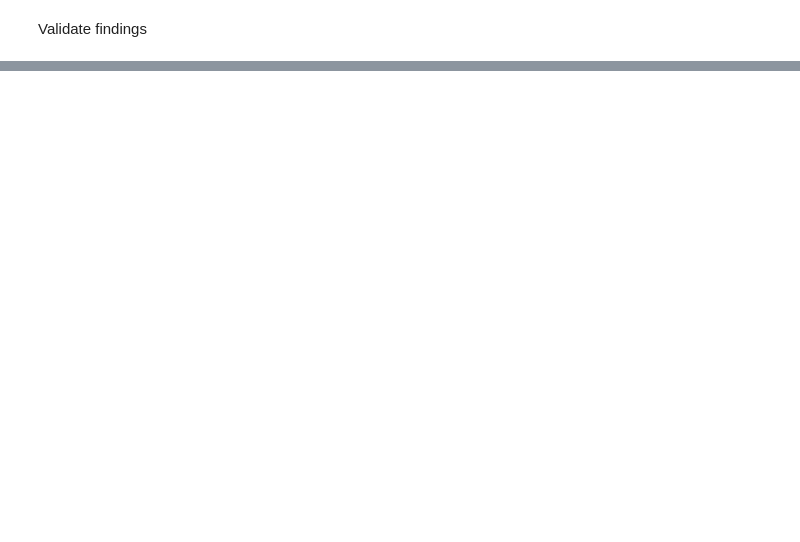
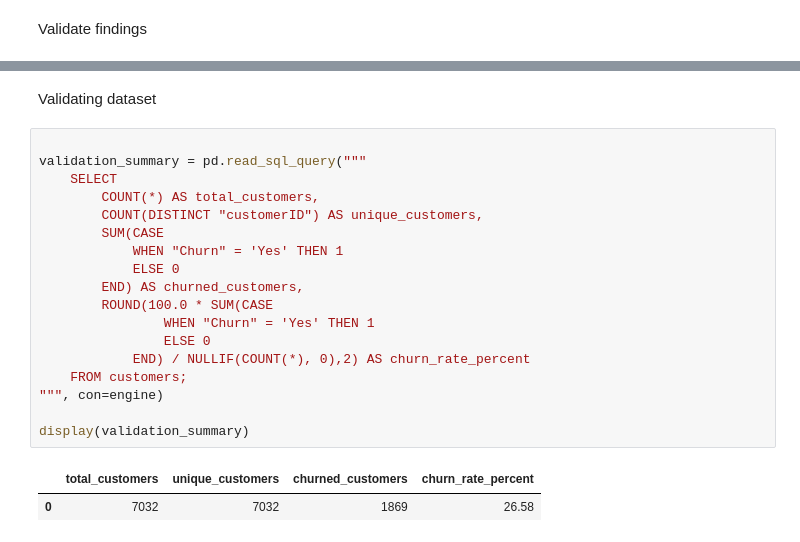
Before and after one commit to omaej78-star/Data-A, a Jupyter notebook: Churn_analysis.ipynb, the cells around one changed output, grey strips where cells are left out. Saved outputs shown, nothing was run; the diff lists cells and outputs as text; blank space fills up the shorter version.

```diff
--- a/Churn_analysis.ipynb
+++ b/Churn_analysis.ipynb
@@ -1177,0 +1230,23 @@ Overall churn rate: 26.54%
+# %% [markdown]
+Validating dataset
+# %%
+
+validation_summary = pd.read_sql_query("""
+    SELECT
+        COUNT(*) AS total_customers,
+        COUNT(DISTINCT "customerID") AS unique_customers,
+        SUM(CASE
+            WHEN "Churn" = 'Yes' THEN 1
+            ELSE 0
+        END) AS churned_customers,
+        ROUND(100.0 * SUM(CASE
+                WHEN "Churn" = 'Yes' THEN 1
+                ELSE 0
+            END) / NULLIF(COUNT(*), 0),2) AS churn_rate_percent
+    FROM customers;
+""", con=engine)
+
+display(validation_summary)
+# %% [output]
+|  | total_customers | unique_customers | churned_customers | churn_rate_percent |
+| 0 | 7032 | 7032 | 1869 | 26.58 |
```
Also changed, not shown: parts of 30 cells of this notebook.
